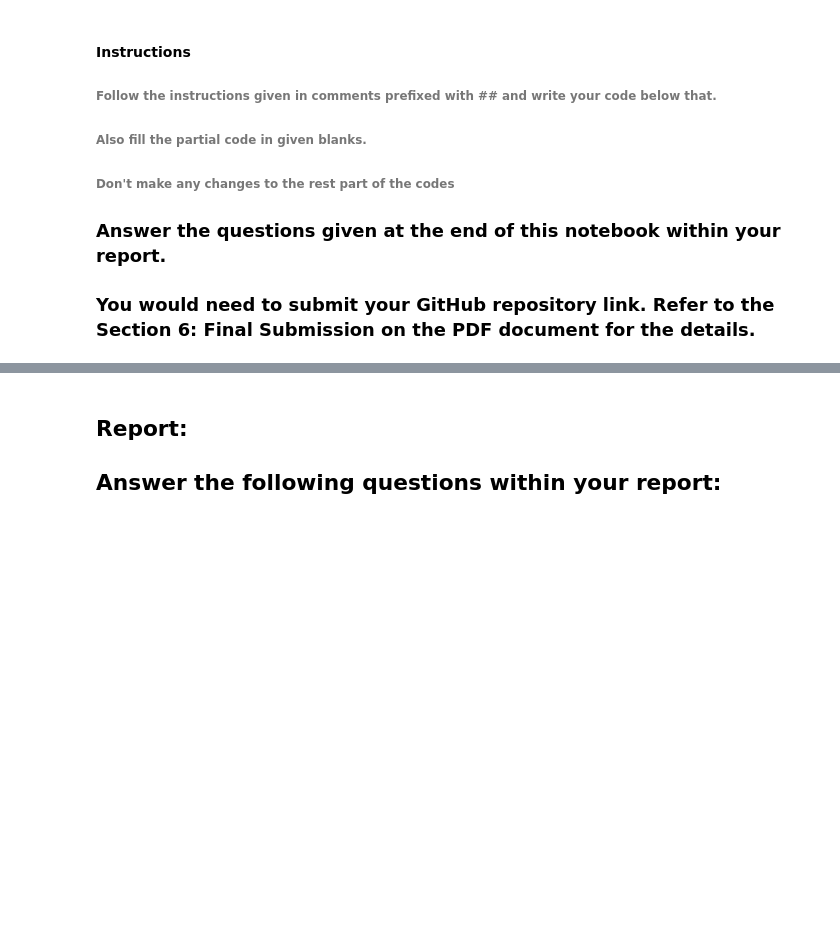
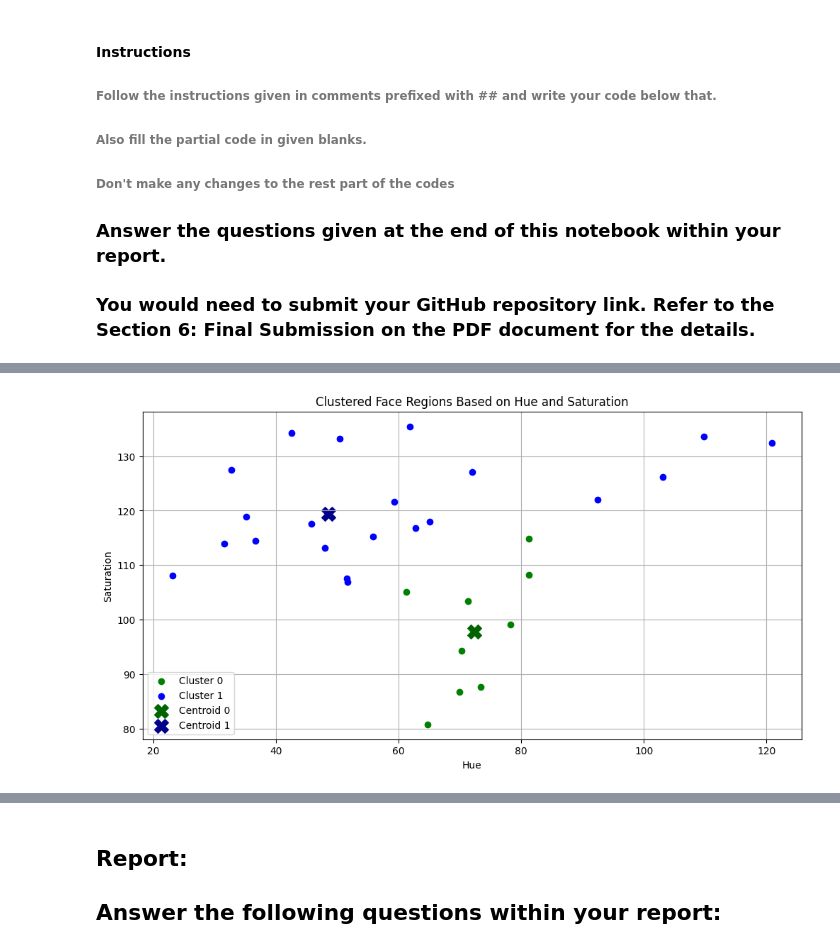
Before and after one commit to AvantikaBnsl/mlpr_lab05, a Jupyter notebook: Lab_5.ipynb, the cells around one changed output, grey strips where cells are left out. Cells and saved outputs as stored; diff of their text form; code cells hidden in the pictures; blank space fills up the shorter version.

```diff
--- a/Lab_5.ipynb
+++ b/Lab_5.ipynb
@@ -90,42 +89,43 @@ for i, (x,y,w,h ) in enumerate(faces_rect):
 # %%
 # Create an empty list to store legend labels
 legend_labels = []
 
 # Create lists to store points for each cluster
 cluster_0_points = []
 cluster_1_points = []
 
 # Your code for scatter plot goes here
 fig, ax = plt.subplots(figsize=(12, 6))
 for i, (x, y, w, h) in enumerate(faces_rect):
     if kmeans.labels_[i] == 0:
         cluster_0_points.append((hue_saturation[i, 0], hue_saturation[i, 1]))
     else:
         cluster_1_points.append((hue_saturation[i, 0], hue_saturation[i, 1]))
 
 
 cluster_0_points = np.array(cluster_0_points)
 # Plot points for cluster 0 in green
-plt.scatter(______________________________________________________________________________)
-
+plt.scatter(cluster_0_points[:, 0], cluster_0_points[:, 1], color='green', label='Cluster 0')
 
 cluster_1_points = np.array(cluster_1_points)
 # Plot points for cluster 1 in blue
-plt.scatter(_______________________________________________________________________________)
+plt.scatter(cluster_1_points[:, 0], cluster_1_points[:, 1], color='blue', label='Cluster 1')
 
 # Calculate and plot centroids
-centroid_0 = _________________________________________
-centroid_1 = _________________________________________
+centroid_0 = kmeans.cluster_centers_[0]
+centroid_1 = kmeans.cluster_centers_[1]
 
 # Plot both the centroid for cluster 0 and cluster 1
-plt.scatter(____________________________________________________________________________________)
-plt.scatter(____________________________________________________________________________________)
+plt.scatter(centroid_0[0], centroid_0[1], color='darkgreen', marker='X', s=200, label='Centroid 0')
+plt.scatter(centroid_1[0], centroid_1[1], color='darkblue', marker='X', s=200, label='Centroid 1')
 
-## Put x label
-## Put y label
-## Put title
-## Add a legend
-## Add grid
-## Show the plot
+plt.xlabel("Hue")
+plt.ylabel("Saturation")
+plt.title("Clustered Face Regions Based on Hue and Saturation")
+plt.legend()
+plt.grid(True)
+plt.show()
+# %% [output]
+[figure, added]
 # %%
 ## Read the class of the template image 'Dr_Shashi_Tharoor.jpg' using cv2 and store it in template_img
```
Also changed, not shown: parts of 8 cells of this notebook, 1 other file.
